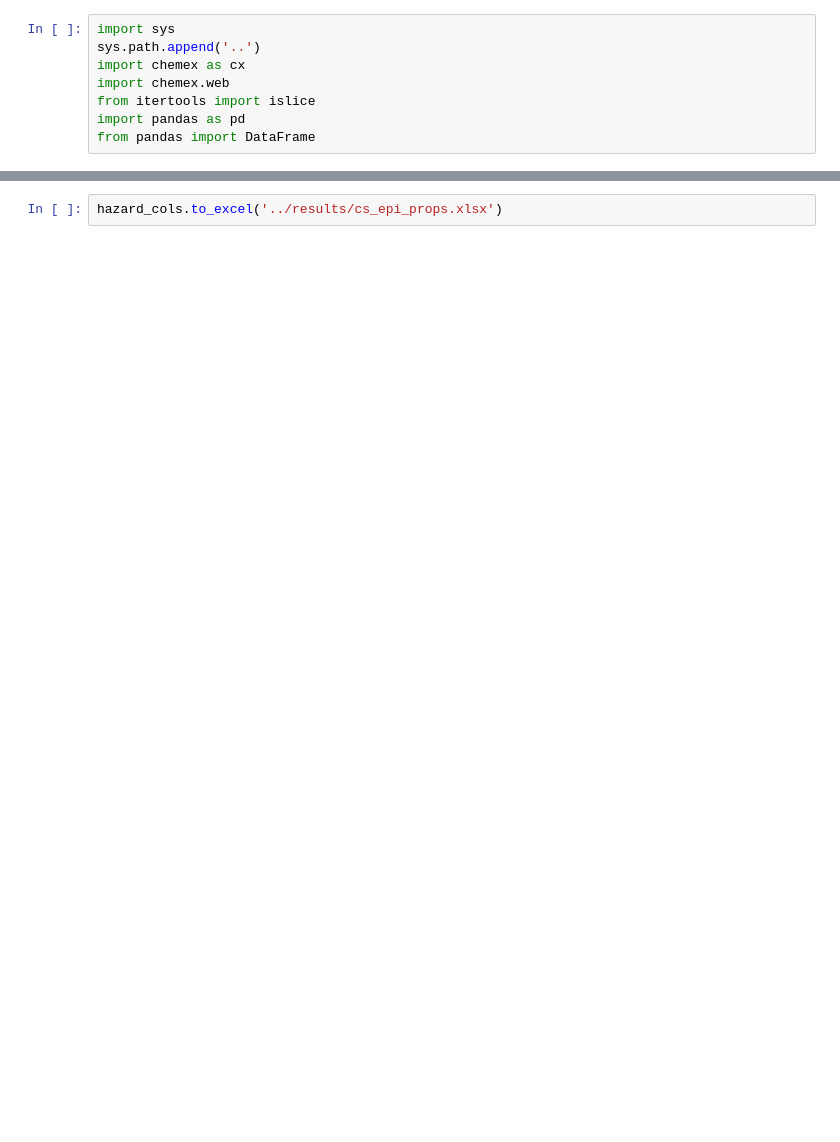
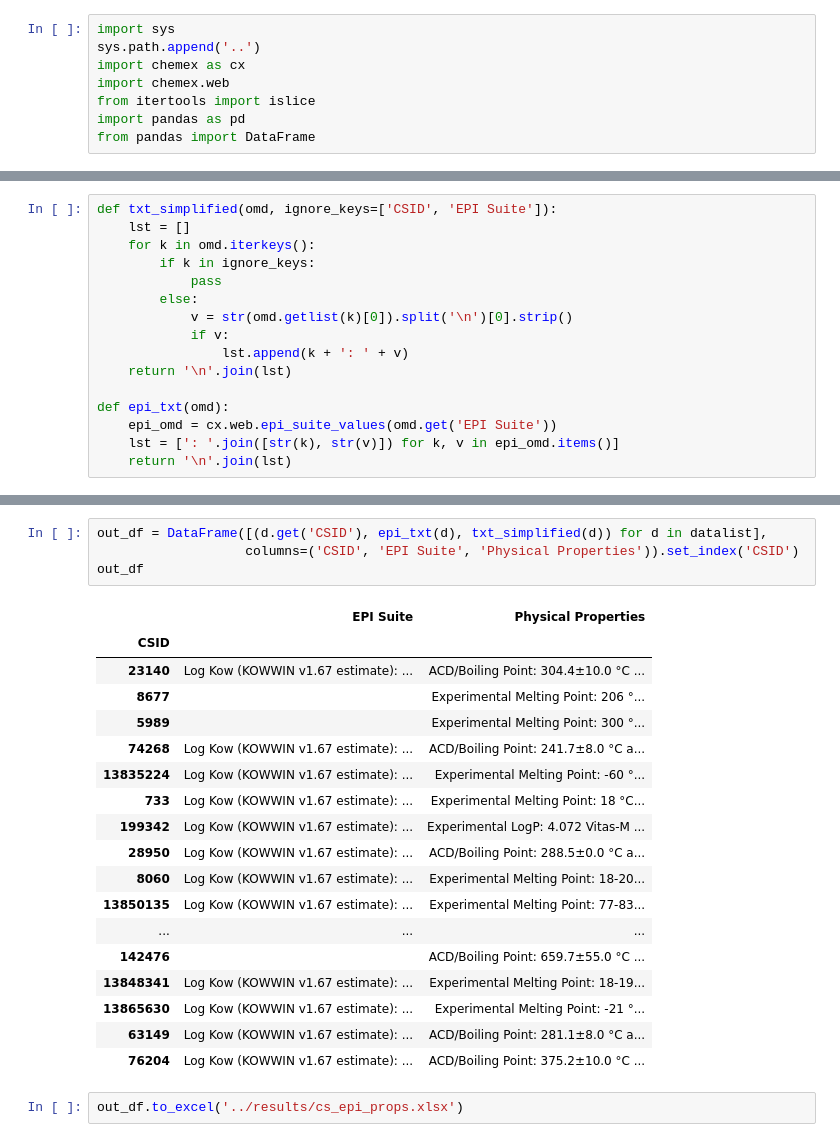
Before and after one commit to hilldrew/chemex, a Jupyter notebook: notebooks/PhysChem+EPI Suite scraping.ipynb, the cells around one changed output, grey strips where cells are left out. Saved outputs shown, nothing was run; the diff lists cells and outputs as text; blank space fills up the shorter version.

```diff
--- a/notebooks/PhysChem+EPI Suite scraping.ipynb
+++ b/notebooks/PhysChem+EPI Suite scraping.ipynb
@@ -162,0 +71,16 @@ hazard_cols
+# %%
+def txt_simplified(omd, ignore_keys=['CSID', 'EPI Suite']):
+    lst = []
+    for k in omd.iterkeys():
+        if k in ignore_keys:
+            pass
+        else:
+            v = str(omd.getlist(k)[0]).split('\n')[0].strip()
+            if v:
+                lst.append(k + ': ' + v)
+    return '\n'.join(lst)
+
+def epi_txt(omd):
+    epi_omd = cx.web.epi_suite_values(omd.get('EPI Suite'))
+    lst = [': '.join([str(k), str(v)]) for k, v in epi_omd.items()]
+    return '\n'.join(lst)
@@ -163,2 +110,25 @@ hazard_cols
+# %%
+out_df = DataFrame([(d.get('CSID'), epi_txt(d), txt_simplified(d)) for d in datalist],
+                   columns=('CSID', 'EPI Suite', 'Physical Properties')).set_index('CSID')
+out_df
+# %% [output]
+|  | EPI Suite | Physical Properties |
+| CSID |  |  |
+| 23140 | Log Kow (KOWWIN v1.67 estimate): ... | ACD/Boiling Point: 304.4±10.0 °C ... |
+| 8677 |  | Experimental Melting Point: 206 °... |
+| 5989 |  | Experimental Melting Point: 300 °... |
+| 74268 | Log Kow (KOWWIN v1.67 estimate): ... | ACD/Boiling Point: 241.7±8.0 °C a... |
+| 13835224 | Log Kow (KOWWIN v1.67 estimate): ... | Experimental Melting Point: -60 °... |
+| 733 | Log Kow (KOWWIN v1.67 estimate): ... | Experimental Melting Point: 18 °C... |
+| 199342 | Log Kow (KOWWIN v1.67 estimate): ... | Experimental LogP: 4.072 Vitas-M ... |
+| 28950 | Log Kow (KOWWIN v1.67 estimate): ... | ACD/Boiling Point: 288.5±0.0 °C a... |
+| 8060 | Log Kow (KOWWIN v1.67 estimate): ... | Experimental Melting Point: 18-20... |
+| 13850135 | Log Kow (KOWWIN v1.67 estimate): ... | Experimental Melting Point: 77-83... |
+| ... | ... | ... |
+| 142476 |  | ACD/Boiling Point: 659.7±55.0 °C ... |
+| 13848341 | Log Kow (KOWWIN v1.67 estimate): ... | Experimental Melting Point: 18-19... |
+| 13865630 | Log Kow (KOWWIN v1.67 estimate): ... | Experimental Melting Point: -21 °... |
+| 63149 | Log Kow (KOWWIN v1.67 estimate): ... | ACD/Boiling Point: 281.1±8.0 °C a... |
+| 76204 | Log Kow (KOWWIN v1.67 estimate): ... | ACD/Boiling Point: 375.2±10.0 °C ... |
 # %%
-hazard_cols.to_excel('../results/cs_epi_props.xlsx')
+out_df.to_excel('../results/cs_epi_props.xlsx')
```
Also changed, not shown: parts of 12 cells of this notebook, 3 other files.
